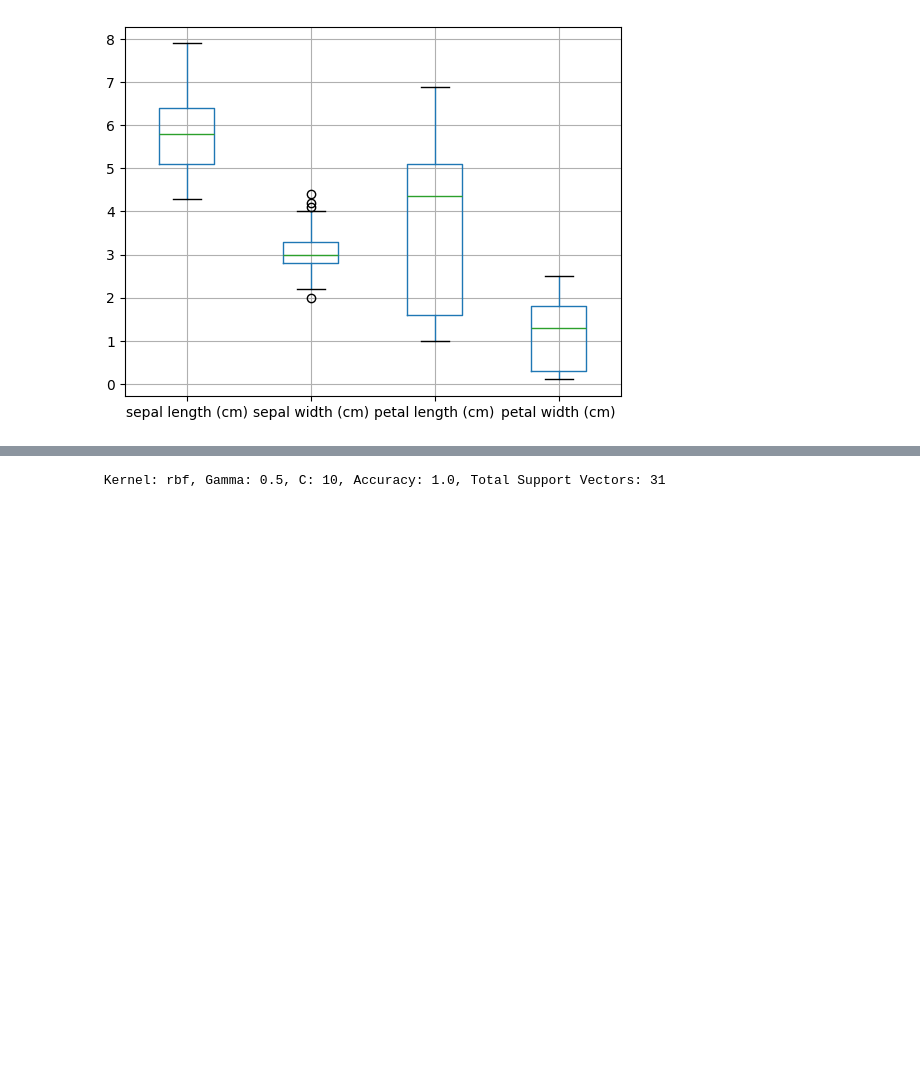
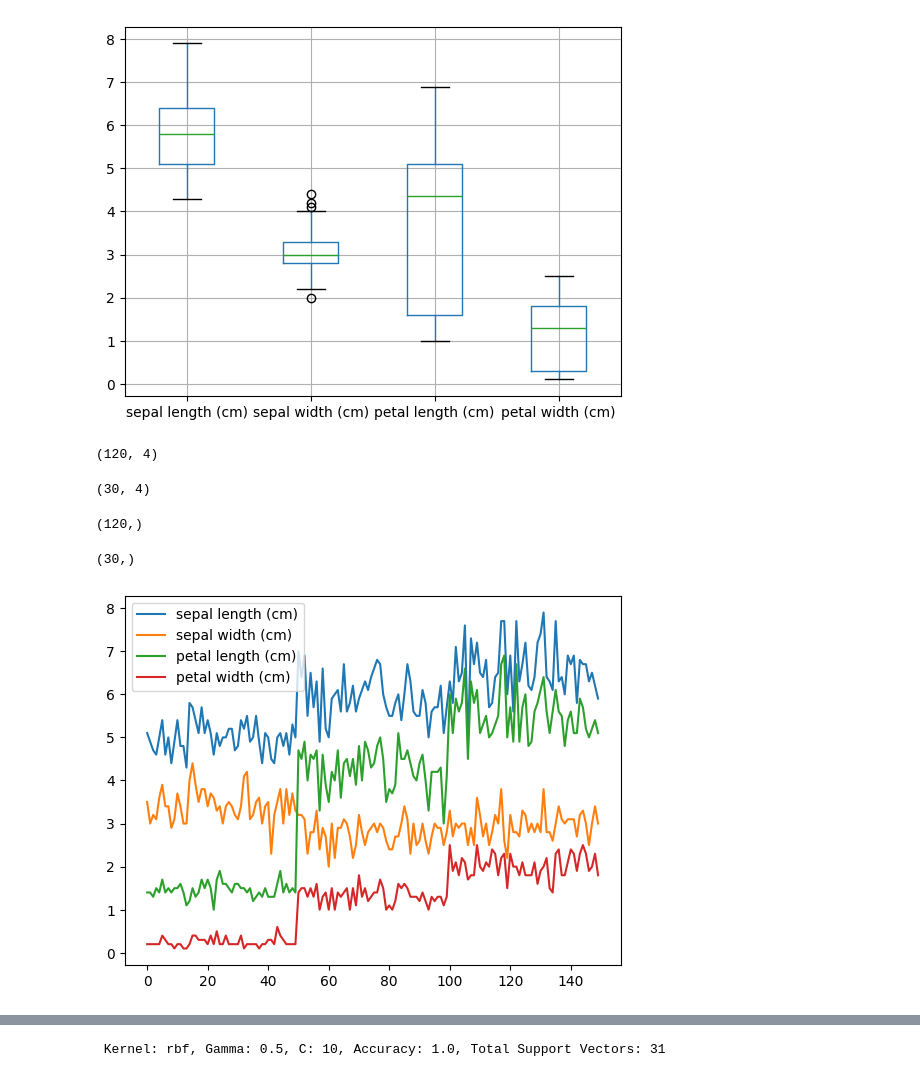
Before and after one commit to CheriCoder/DataScience, a Jupyter notebook: oo5.ipynb, the cells around one changed output, grey strips where cells are left out. Drawn from its saved outputs; the diff is of its cells as text; code cells hidden in the pictures; blank space fills up the shorter version.

```diff
--- a/oo5.ipynb
+++ b/oo5.ipynb
@@ -62,3 +72,24 @@ y = iris.target
 # %%
 # Split the dataset into training and testing sets
 X_train, X_test, y_train, y_test = train_test_split(X, y, test_size=0.2, random_state=42)
+# %%
+X_train.shape
+# %% [output]
+(120, 4)
+# %%
+X_test.shape
+# %% [output]
+(30, 4)
+# %%
+y_train.shape
+# %% [output]
+(120,)
+# %%
+y_test.shape
+# %% [output]
+(30,)
+# %%
+df.iloc[:,0:].plot()
+plt.show()
+# %% [output]
+[figure, added]
```
Also changed, not shown: parts of 4 cells of this notebook.
